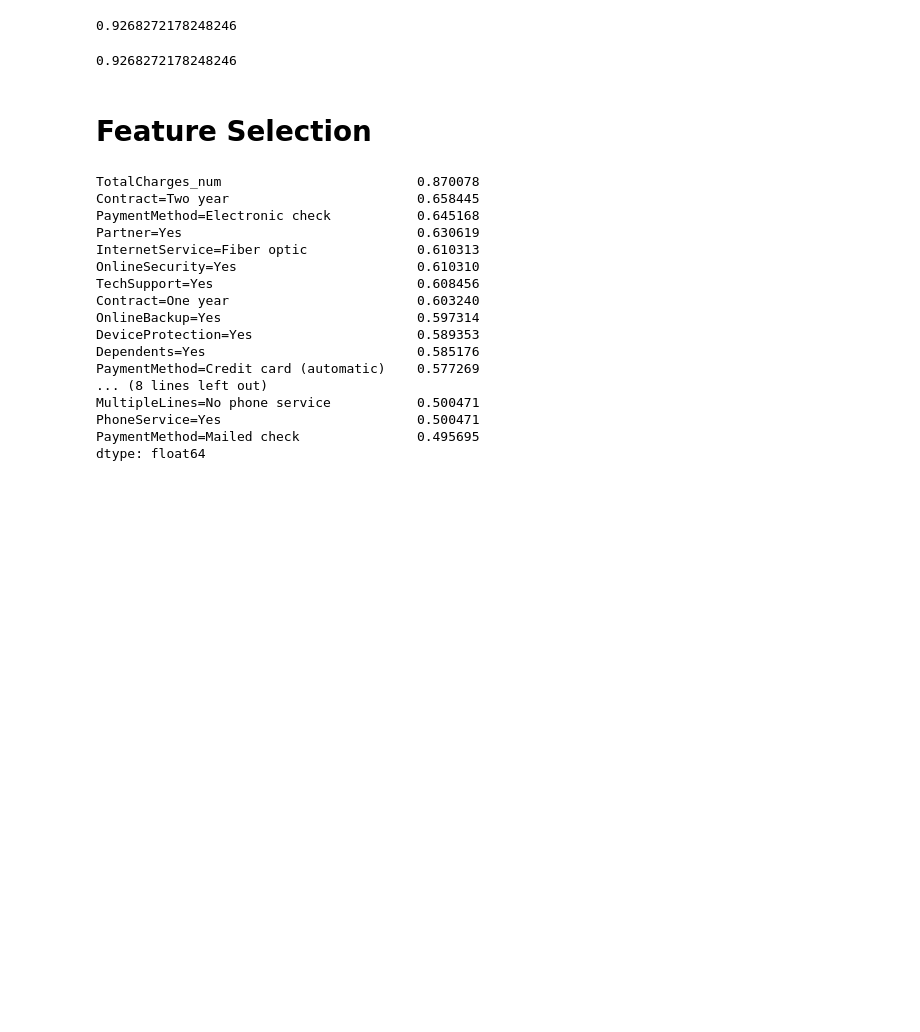
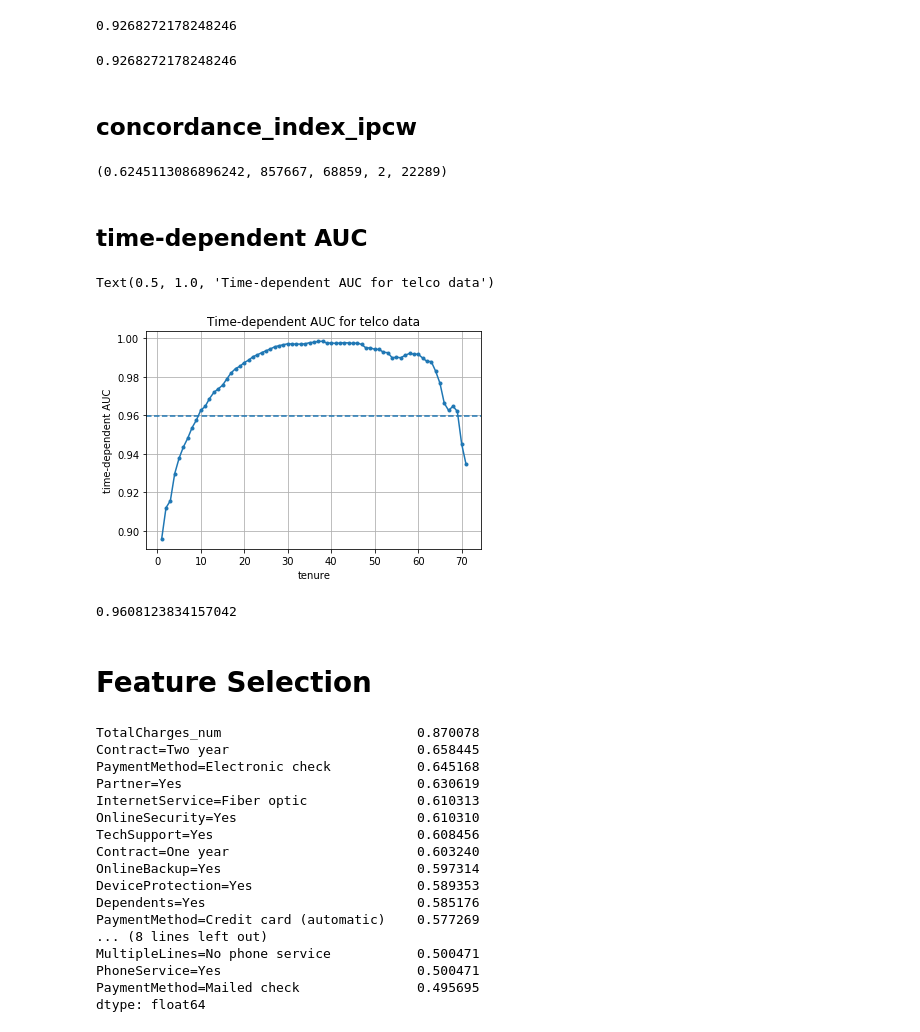
Before and after one commit to Steve-Yinjing-Song/survival_analysis, a Jupyter notebook: Capstone Project 1.ipynb, the cells around one changed output. Drawn from its saved outputs; the diff is of its cells as text; code cells hidden in the pictures; blank space fills up the shorter version.

```diff
--- a/Capstone Project 1.ipynb
+++ b/Capstone Project 1.ipynb
@@ -1128,6 +1137,47 @@ result[0]
 estimator.score(data_x_unique_std,data_y)
 # %% [output]
 0.9268272178248246
+# %% [markdown]
+##  concordance_index_ipcw
+# %%
+# re-fit the model
+
+data_x_unique_std1 = pd.DataFrame(data_x_unique_std,columns=data_x_unique.columns)
+dftrain_x, dftest_x, dftrain_y, dftest_y= train_test_split(data_x_unique_std1, df[['Churn','tenure']],test_size=0.33,random_state=789)
+dftrain_y.Churn.replace({'Yes':True,'No':False}, inplace=True)
+y_train = dftrain_y.to_records(index=False)
+dftest_y.Churn.replace({'Yes':True,'No':False}, inplace=True)
+y_test = dftest_y.to_records(index=False)
+
+
+estimator1 = CoxPHSurvivalAnalysis()
+estimator1.fit(dftrain_x,y_train)
+prediction_x = estimator1.predict(dftest_x)
+
+
+c_uno = concordance_index_ipcw(y_train, y_test,prediction_x)
+print(c_uno)
+# %% [output]
+(0.6245113086896242, 857667, 68859, 2, 22289)
+# %% [markdown]
+##  time-dependent AUC
+# %%
+
+times = range(1,max(dftest_y['tenure']))
+auc, mean_auc = cumulative_dynamic_auc(y_train, y_test, prediction_x, times)
+plt.plot(times, auc, marker=".")
+plt.axhline(mean_auc, linestyle="--")
+plt.xlabel("tenure")
+plt.ylabel("time-dependent AUC")
+plt.grid(True)
+plt.title("Time-dependent AUC for telco data")
+# %% [output]
+Text(0.5, 1.0, 'Time-dependent AUC for telco data')
+[figure, added]
+# %%
+print(mean_auc)
+# %% [output]
+0.9608123834157042
 # %% [markdown]
 # Feature Selection
 # %%
```
Also changed, not shown: parts of 5 cells of this notebook.
